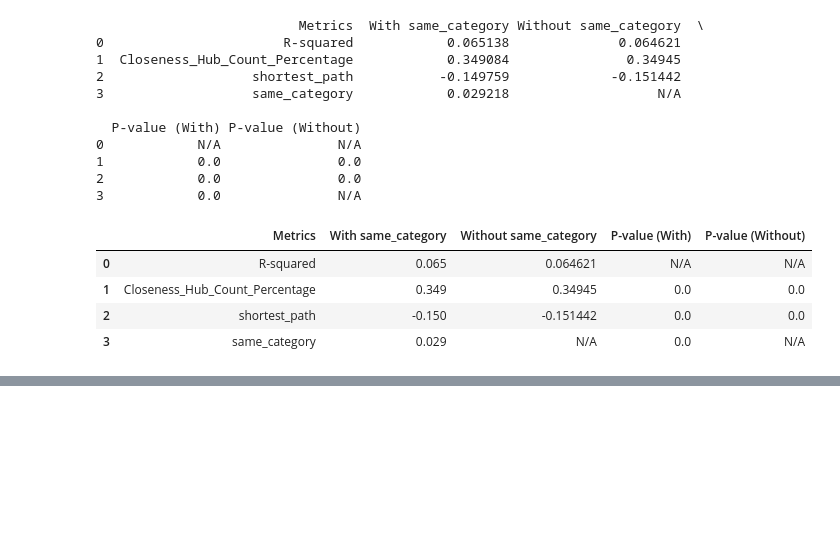
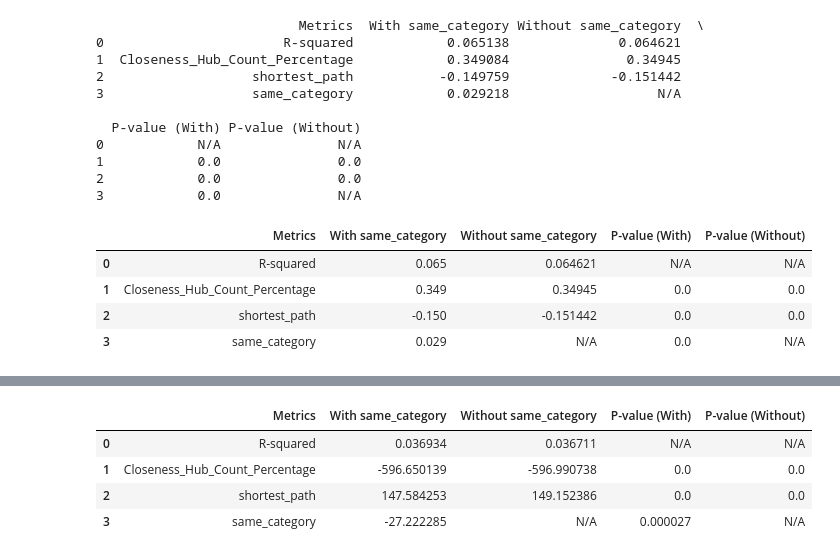
Before and after one commit to epfl-ada/ada-2023-project-epfldatadynamos, a Jupyter notebook: P3.ipynb, the cells around one changed output, grey strips where cells are left out. Drawn from its saved outputs; the diff is of its cells as text; code cells hidden in the pictures; blank space fills up the shorter version.

Commit message:
tables

```diff
--- a/P3.ipynb
+++ b/P3.ipynb
@@ -1191,0 +1249,8 @@ fig.show()
+# %%
+comparison_table
+# %% [output]
+|  | Metrics | With same_category | Without same_category | P-value (With) | P-value (Without) |
+| 0 | R-squared | 0.036934 | 0.036711 | N/A | N/A |
+| 1 | Closeness_Hub_Count_Percentage | -596.650139 | -596.990738 | 0.0 | 0.0 |
+| 2 | shortest_path | 147.584253 | 149.152386 | 0.0 | 0.0 |
+| 3 | same_category | -27.222285 | N/A | 0.000027 | N/A |
```
Also changed, not shown: parts of 5 cells of this notebook.
